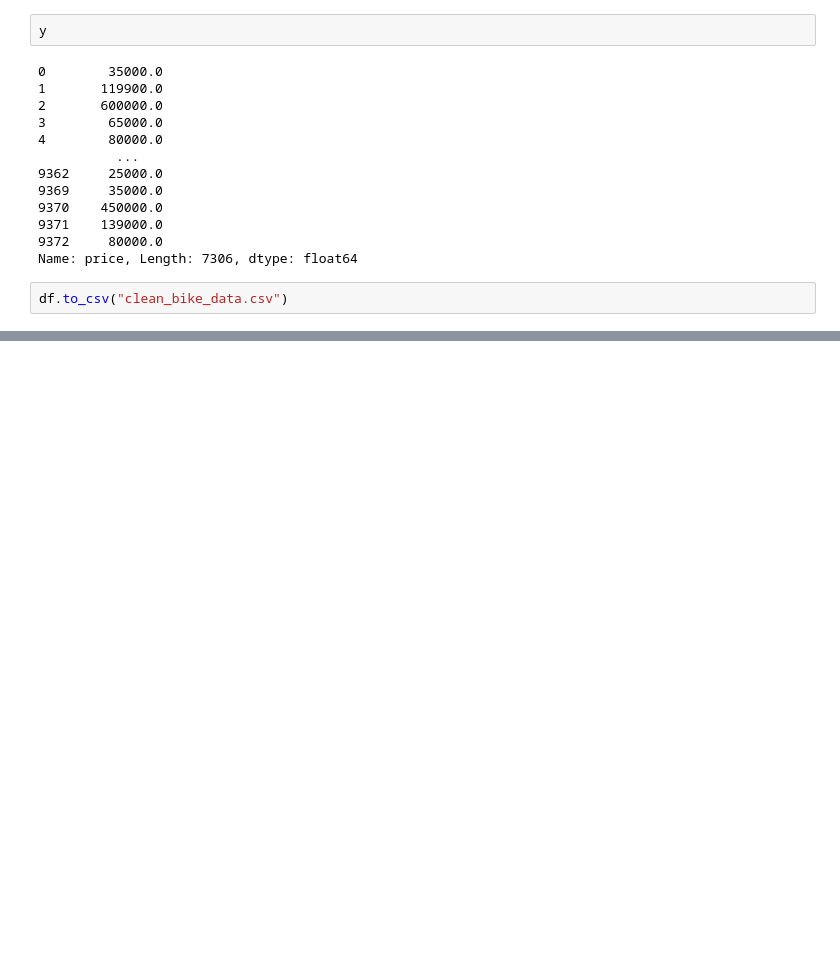
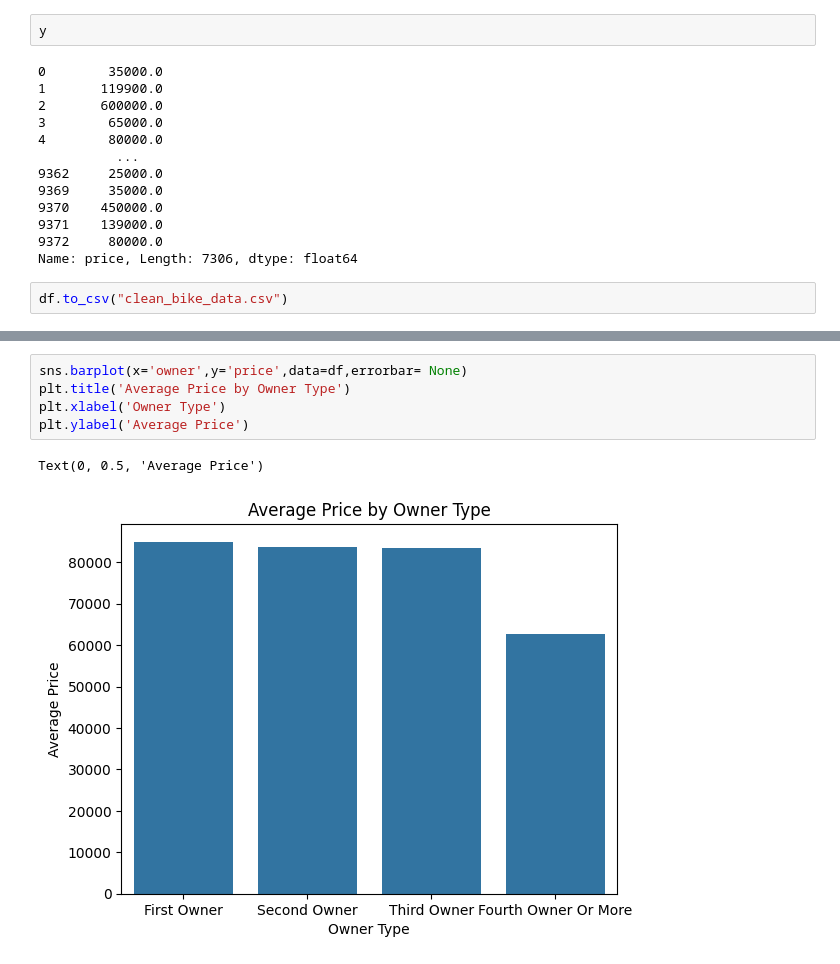
Before and after one commit to Ritika-Gauttam/Bike_Price_Prediction_Project, a Jupyter notebook: bike_price_prediction.ipynb, the cells around one changed output, grey strips where cells are left out. Drawn from its saved outputs; the diff is of its cells as text; blank space fills up the shorter version.

```diff
--- a/bike_price_prediction.ipynb
+++ b/bike_price_prediction.ipynb
@@ -435,0 +459,8 @@ df.to_csv("clean_bike_data.csv")
+# %%
+sns.barplot(x='owner',y='price',data=df,errorbar= None)
+plt.title('Average Price by Owner Type')
+plt.xlabel('Owner Type')
+plt.ylabel('Average Price')
+# %% [output]
+Text(0, 0.5, 'Average Price')
+[figure, added]
```
Also changed, not shown: parts of 8 cells of this notebook.
